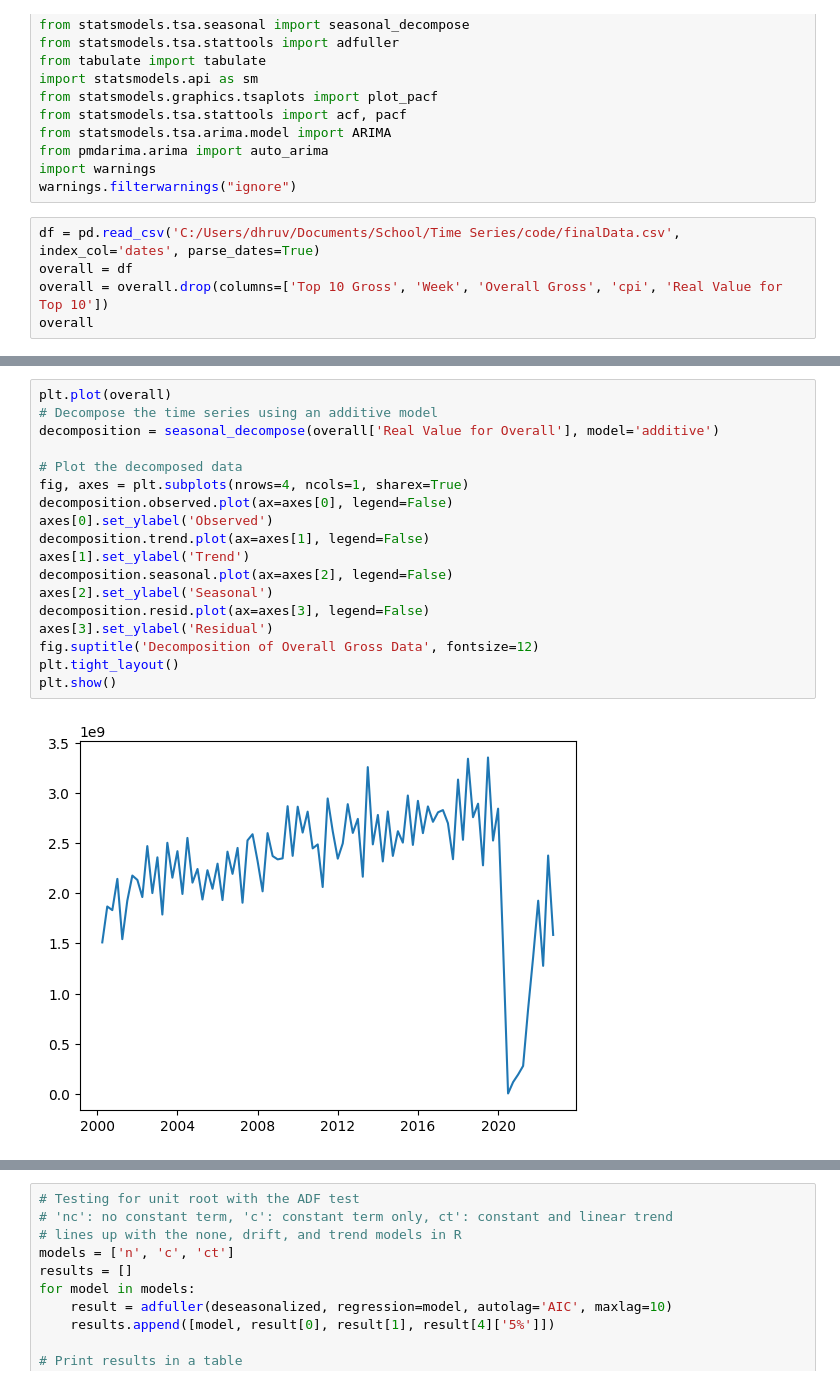
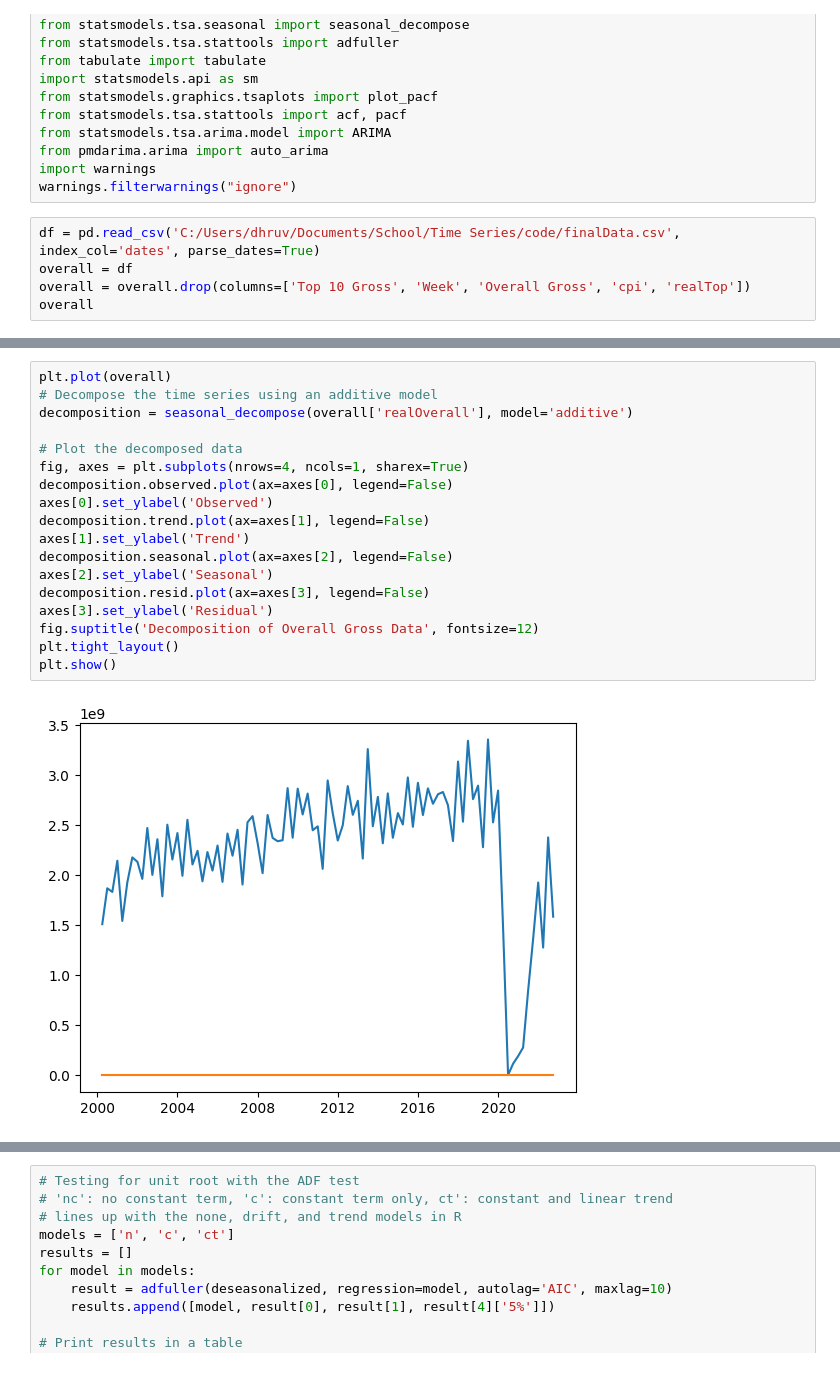
Before and after one commit to dhruvrs/timeseries2023, a Jupyter notebook: overallArima.ipynb, the cells around one changed output, grey strips where cells are left out. Saved outputs shown, nothing was run; the diff lists cells and outputs as text.

```diff
--- a/overallArima.ipynb
+++ b/overallArima.ipynb
@@ -18,6 +18,6 @@ warnings.filterwarnings("ignore")
 # %%
 df = pd.read_csv('C:/Users/dhruv/Documents/School/Time Series/code/finalData.csv', index_col='dates', parse_dates=True)
 overall = df
-overall = overall.drop(columns=['Top 10 Gross', 'Week', 'Overall Gross', 'cpi', 'Real Value for Top 10'])
+overall = overall.drop(columns=['Top 10 Gross', 'Week', 'Overall Gross', 'cpi', 'realTop'])
 overall
 # %% [output]
@@ -38,23 +38,23 @@ overall
 # %%
 plt.plot(overall)
 # Decompose the time series using an additive model
-decomposition = seasonal_decompose(overall['Real Value for Overall'], model='additive')
+decomposition = seasonal_decompose(overall['realOverall'], model='additive')
 
 # Plot the decomposed data
 fig, axes = plt.subplots(nrows=4, ncols=1, sharex=True)
 decomposition.observed.plot(ax=axes[0], legend=False)
 axes[0].set_ylabel('Observed')
 decomposition.trend.plot(ax=axes[1], legend=False)
 axes[1].set_ylabel('Trend')
 decomposition.seasonal.plot(ax=axes[2], legend=False)
 axes[2].set_ylabel('Seasonal')
 decomposition.resid.plot(ax=axes[3], legend=False)
 axes[3].set_ylabel('Residual')
 fig.suptitle('Decomposition of Overall Gross Data', fontsize=12)
 plt.tight_layout()
 plt.show()
 # %% [output]
-[figure, old version]
+[figure, new version]
 [figure]
 # %%
 # Deseasonalize the data using the previously computed decomposition
```
Also changed, not shown: parts of 4 cells of this notebook, 5 other files.
